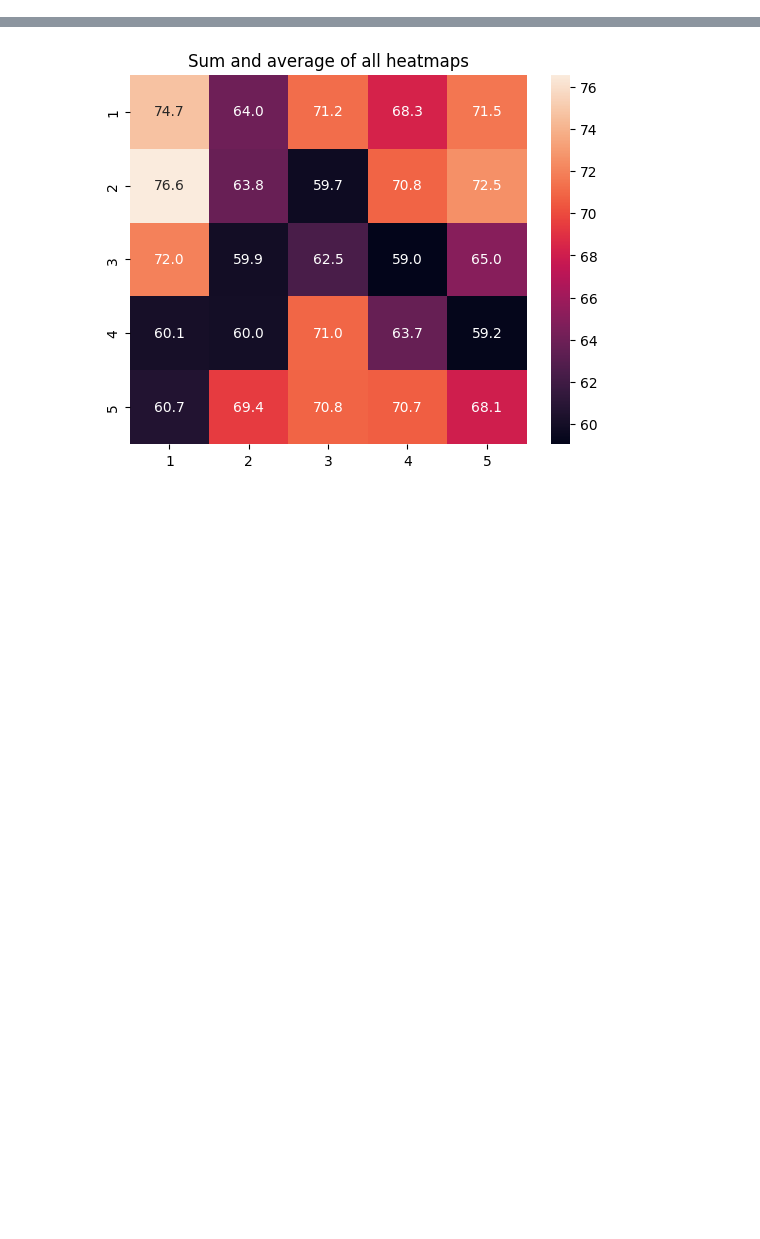
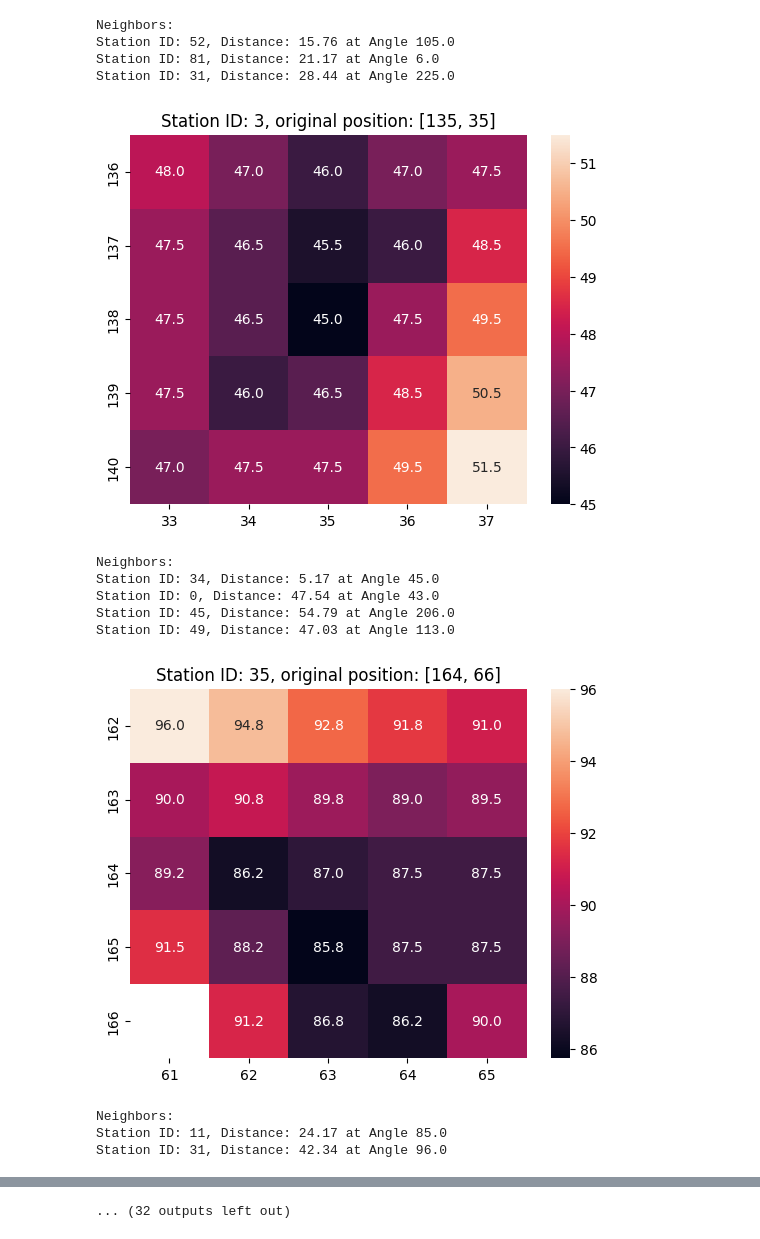
Before and after one commit to CalliEve/metro-map-editor, a Jupyter notebook: research_notebooks/heatmaps.ipynb, the cells around one changed output, grey strips where cells are left out. Cells and saved outputs as stored; diff of their text form; code cells hidden in the pictures; blank space fills up the shorter version.

```diff
--- a/research_notebooks/heatmaps.ipynb
+++ b/research_notebooks/heatmaps.ipynb
@@ -69,0 +72,17 @@ Station ID: 58, Distance: 61.20 at Angle 70.0
+# %%
+washington_heatmaps = generate_heatmaps(washington_data)
+# %% [output]
+Neighbors:
+Station ID: 52, Distance: 15.76 at Angle 105.0
+Station ID: 81, Distance: 21.17 at Angle 6.0
+Station ID: 31, Distance: 28.44 at Angle 225.0
+[figure, added]
+Neighbors:
+Station ID: 34, Distance: 5.17 at Angle 45.0
+Station ID: 0, Distance: 47.54 at Angle 43.0
+Station ID: 45, Distance: 54.79 at Angle 206.0
+Station ID: 49, Distance: 47.03 at Angle 113.0
+[figure, added]
+Neighbors:
+Station ID: 11, Distance: 24.17 at Angle 85.0
+Station ID: 31, Distance: 42.34 at Angle 96.0
@@ -70,14 +102,14 @@ Station ID: 58, Distance: 61.20 at Angle 70.0
+... (32 outputs left out)
 # %%
 from functools import reduce
 
-total_heatmap = reduce(
-    lambda a, b: a.add(b, fill_value=0),
-    [heatmap.set_axis([1, 2, 3, 4, 5], axis=0).set_axis([1, 2, 3, 4, 5], axis=1) for heatmap in heatmaps]
-)
-total_heatmap = total_heatmap.div(len(heatmaps))
+def heatmap_summary(heatmaps):
+    total_heatmap = reduce(
+        lambda a, b: a.add(b, fill_value=b.mean(axis=None)),
+        [heatmap.set_axis([1, 2, 3, 4, 5], axis=0).set_axis([1, 2, 3, 4, 5], axis=1) for heatmap in heatmaps]
+    )
+    total_heatmap = total_heatmap.div(len(heatmaps))
 
-ax = sns.heatmap(total_heatmap, annot=True, fmt=".1f")
-plt.title('Sum and average of all heatmaps')
-plt.show()
+    ax = sns.heatmap(total_heatmap, annot=True, fmt=".1f")
+    plt.title('Sum and average of all heatmaps')
+    plt.show()
-# %% [output]
-[figure, removed]
```
Also changed, not shown: parts of 6 cells of this notebook, 25 other files.
